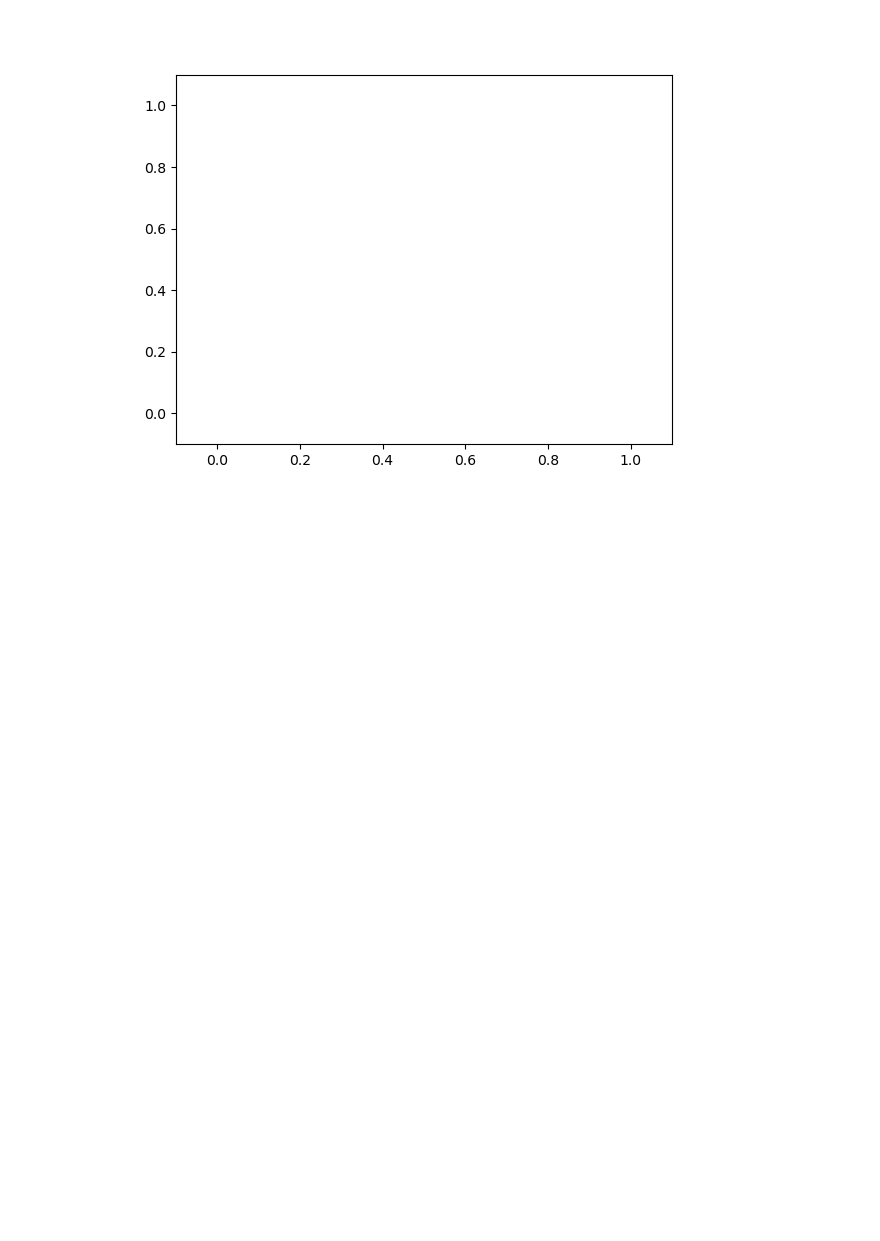
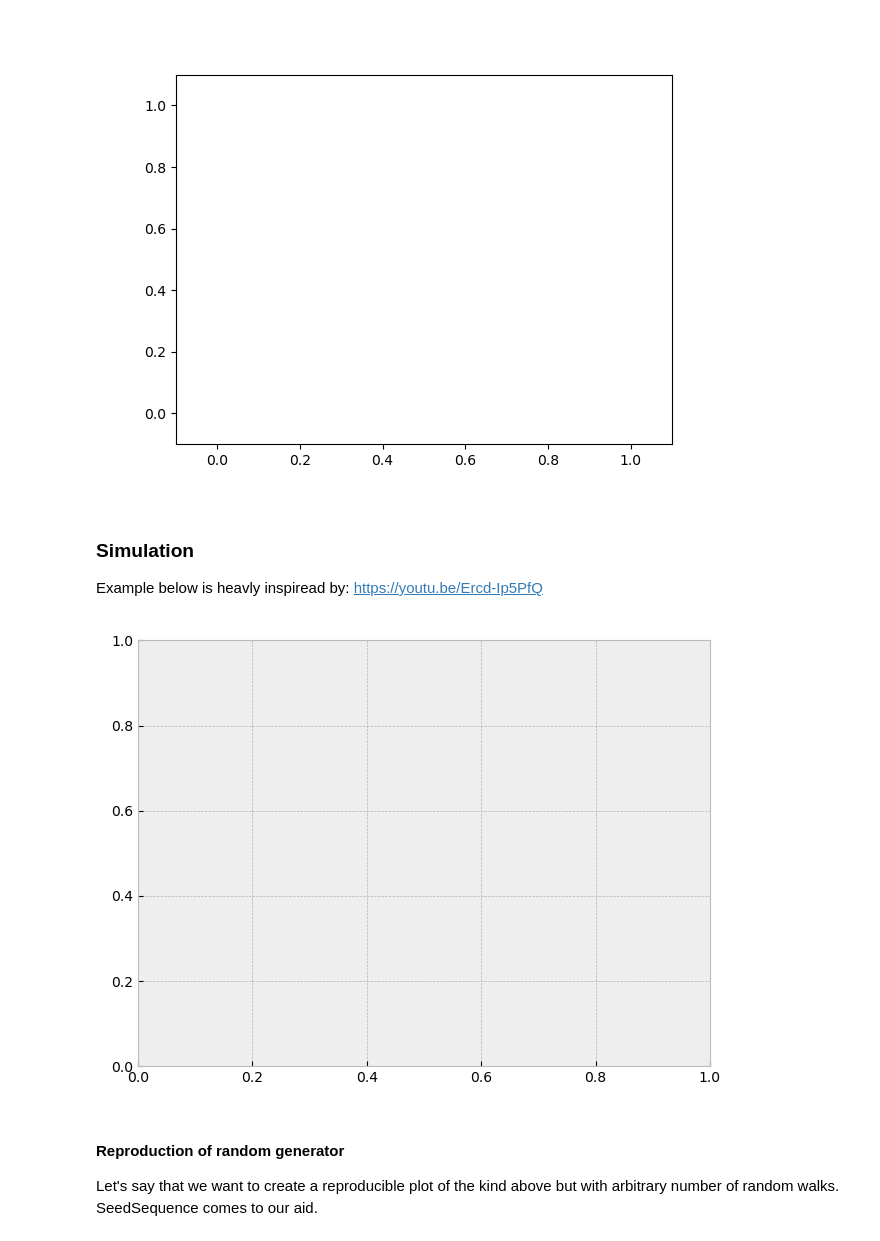
Before and after one commit to Polatucha16/collective_dynamics_lab, a Jupyter notebook: 05 Matplotlib.ipynb, the cells around one changed output. Cells and saved outputs as stored; diff of their text form; code cells hidden in the pictures; blank space fills up the shorter version.

```diff
--- a/05 Matplotlib.ipynb
+++ b/05 Matplotlib.ipynb
@@ -314,3 +314,51 @@ ani = animation.FuncAnimation(
 plt.show()
 # %% [output]
 [figure]
+# %% [markdown]
+### Simulation
+Example below is heavly inspiread by: https://youtu.be/Ercd-Ip5PfQ
+# %%
+%matplotlib widget
+
+import numpy as np
+from numpy.random import default_rng, SeedSequence
+
+from itertools import count
+import matplotlib.pyplot as plt
+from matplotlib.animation import FuncAnimation
+
+fig, ax = plt.subplots()
+plt.style.use('bmh')#('fivethirtyeight')
+
+
+seed1=12345
+rng1 = default_rng(SeedSequence(seed1))
+seed2=123456
+rng2 = default_rng(SeedSequence(seed2))
+
+
+index = count()
+x_vals = [-1]
+y_vals1 = [0]
+y_vals2 = [0]
+
+def animate(i):
+    x_vals.append(next(index))
+
+    y_vals1.append(y_vals1[-1]+rng1.normal(loc=0.0, scale=1.0))
+    y_vals2.append(y_vals2[-1]+rng2.normal(loc=0.0, scale=1.0))
+    ax.cla()
+    ax.plot(x_vals, y_vals1, c='tab:blue')
+    ax.plot(x_vals, y_vals2, c='tab:orange')
+    return ax,
+
+ani = FuncAnimation(plt.gcf(), animate, interval=500)
+
+plt.tight_layout()
+plt.show()
+# %% [output]
+[figure, added]
+# %% [markdown]
+#### Reproduction of random generator
+Let's say that we want to create a reproducible plot of the kind above but with arbitrary number of random walks.
+SeedSequence comes to our aid.
```
Also changed, not shown: parts of 27 cells of this notebook.
